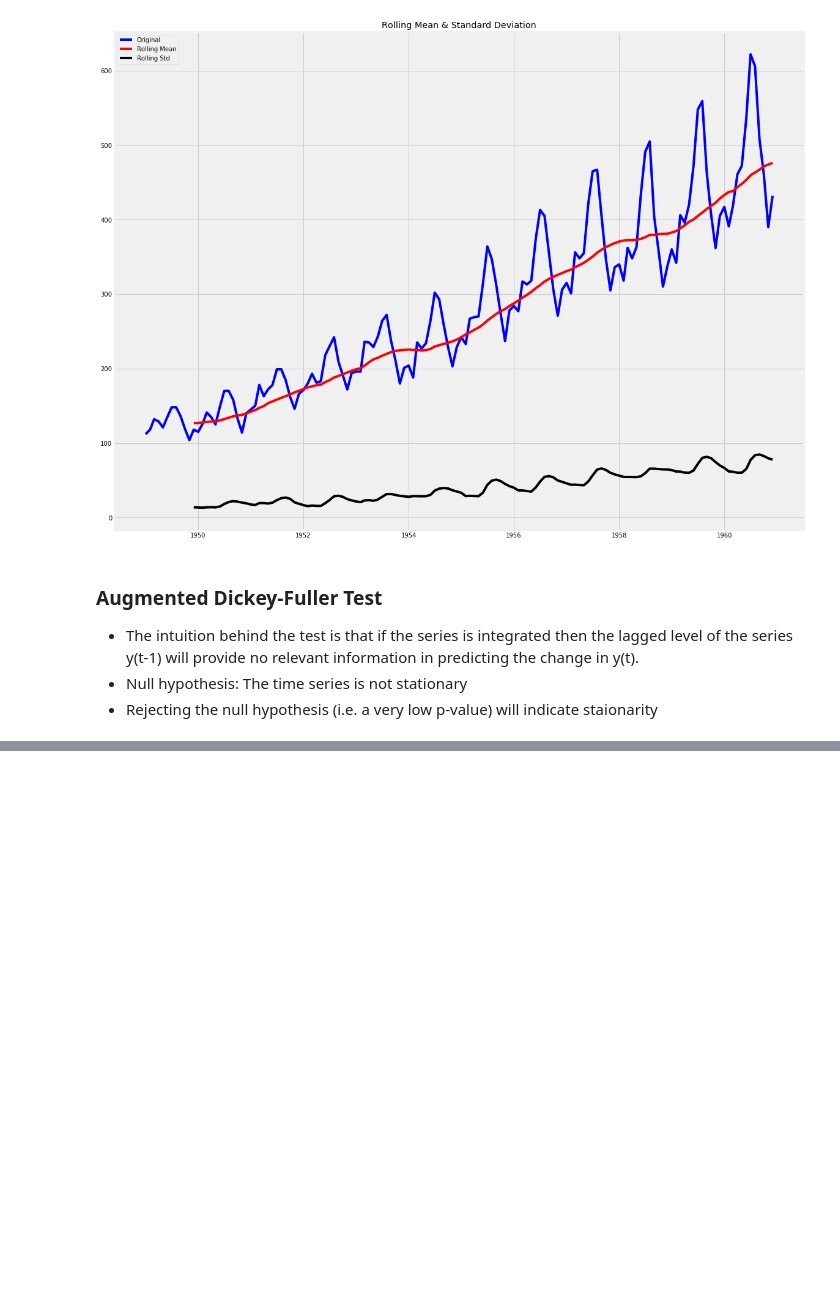
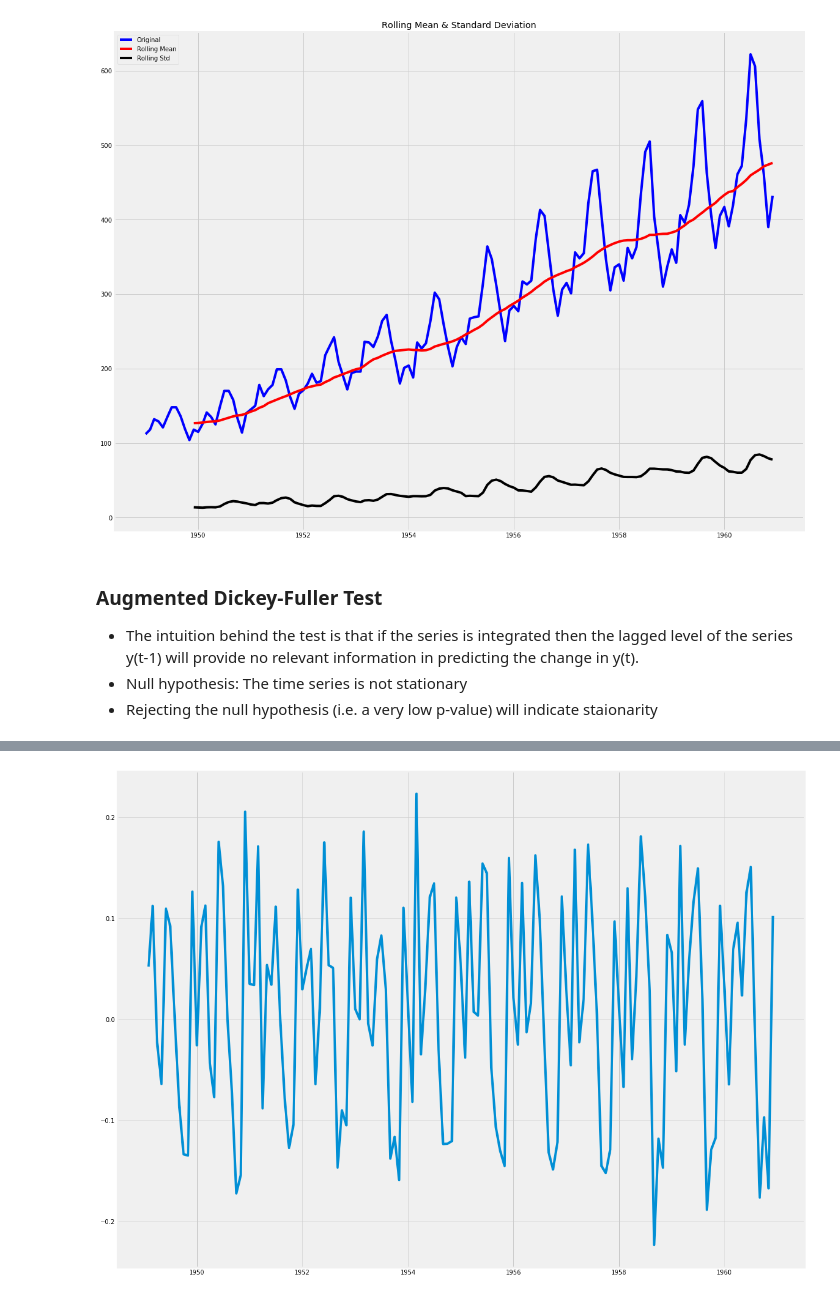
Before and after one commit to roman-cmyk/Time-Series-Analysis-in-Python---Exercise, a Jupyter notebook: Time Series Analysis in Python - Exercise.ipynb, the cells around one changed output, grey strips where cells are left out. Cells and saved outputs as stored; diff of their text form; code cells hidden in the pictures; blank space fills up the shorter version.

```diff
--- a/Time Series Analysis in Python - Exercise.ipynb
+++ b/Time Series Analysis in Python - Exercise.ipynb
@@ -258,0 +398,6 @@ plt.show(block=False)
+# %%
+ts_log_diff = ts_log.passengers - ts_log.passengers.shift()
+plt.plot(ts_log_diff)
+plt.show();
+# %% [output]
+[figure, added]
```
Also changed, not shown: parts of 21 cells of this notebook.
